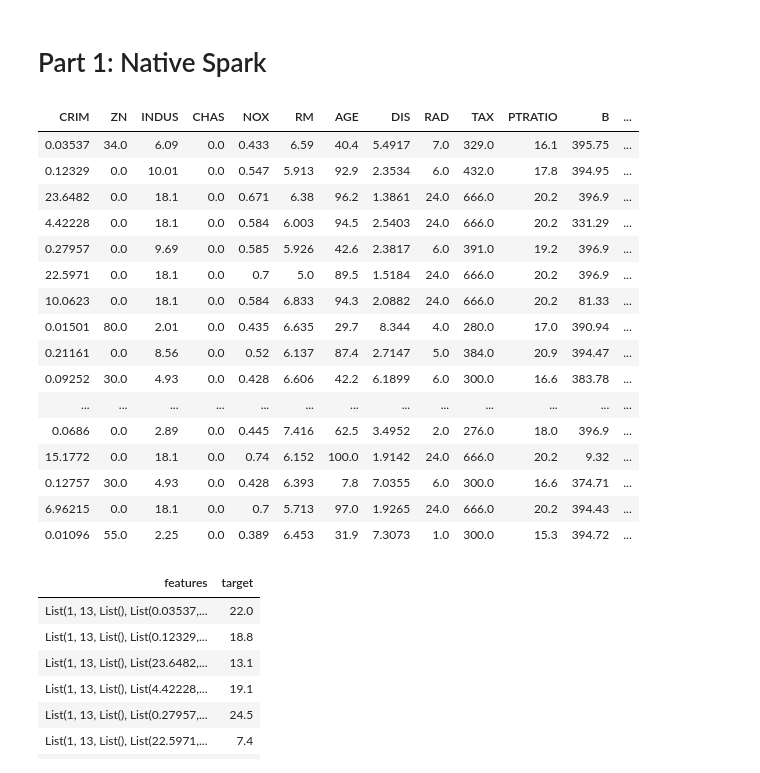
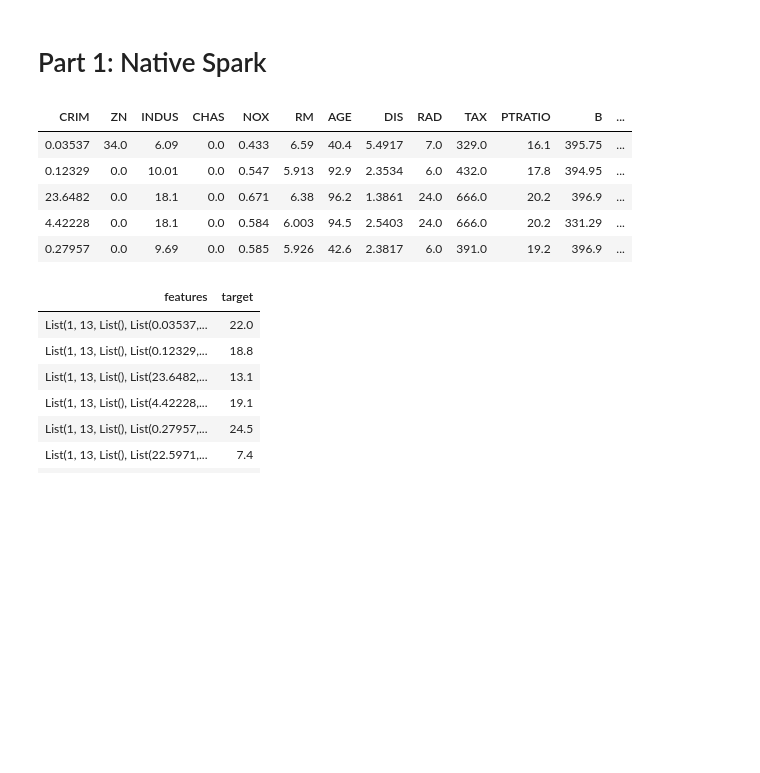
Before and after one commit to bgweber/StartupDataScience, a Jupyter notebook: EDA/PySpark_Parallel.ipynb, the cells around one changed output. Drawn from its saved outputs; the diff is of its cells as text; code cells hidden in the pictures; blank space fills up the shorter version.

```diff
--- a/EDA/PySpark_Parallel.ipynb
+++ b/EDA/PySpark_Parallel.ipynb
@@ -47,25 +47,14 @@ print("MAE: " + str(mae))
 # %%
 # convert to a Spark data frame
 boston_sp = spark.createDataFrame(boston_pd)
-display(boston_sp)
+display(boston_sp.take(5))
 # %% [output]
 | CRIM | ZN | INDUS | CHAS | NOX | RM | AGE | DIS | RAD | TAX | PTRATIO | B | ... |
 | 0.03537 | 34.0 | 6.09 | 0.0 | 0.433 | 6.59 | 40.4 | 5.4917 | 7.0 | 329.0 | 16.1 | 395.75 | ... |
 | 0.12329 | 0.0 | 10.01 | 0.0 | 0.547 | 5.913 | 92.9 | 2.3534 | 6.0 | 432.0 | 17.8 | 394.95 | ... |
 | 23.6482 | 0.0 | 18.1 | 0.0 | 0.671 | 6.38 | 96.2 | 1.3861 | 24.0 | 666.0 | 20.2 | 396.9 | ... |
 | 4.42228 | 0.0 | 18.1 | 0.0 | 0.584 | 6.003 | 94.5 | 2.5403 | 24.0 | 666.0 | 20.2 | 331.29 | ... |
 | 0.27957 | 0.0 | 9.69 | 0.0 | 0.585 | 5.926 | 42.6 | 2.3817 | 6.0 | 391.0 | 19.2 | 396.9 | ... |
-| 22.5971 | 0.0 | 18.1 | 0.0 | 0.7 | 5.0 | 89.5 | 1.5184 | 24.0 | 666.0 | 20.2 | 396.9 | ... |
-| 10.0623 | 0.0 | 18.1 | 0.0 | 0.584 | 6.833 | 94.3 | 2.0882 | 24.0 | 666.0 | 20.2 | 81.33 | ... |
-| 0.01501 | 80.0 | 2.01 | 0.0 | 0.435 | 6.635 | 29.7 | 8.344 | 4.0 | 280.0 | 17.0 | 390.94 | ... |
-| 0.21161 | 0.0 | 8.56 | 0.0 | 0.52 | 6.137 | 87.4 | 2.7147 | 5.0 | 384.0 | 20.9 | 394.47 | ... |
-| 0.09252 | 30.0 | 4.93 | 0.0 | 0.428 | 6.606 | 42.2 | 6.1899 | 6.0 | 300.0 | 16.6 | 383.78 | ... |
-| ... | ... | ... | ... | ... | ... | ... | ... | ... | ... | ... | ... | ... |
-| 0.0686 | 0.0 | 2.89 | 0.0 | 0.445 | 7.416 | 62.5 | 3.4952 | 2.0 | 276.0 | 18.0 | 396.9 | ... |
-| 15.1772 | 0.0 | 18.1 | 0.0 | 0.74 | 6.152 | 100.0 | 1.9142 | 24.0 | 666.0 | 20.2 | 9.32 | ... |
-| 0.12757 | 30.0 | 4.93 | 0.0 | 0.428 | 6.393 | 7.8 | 7.0355 | 6.0 | 300.0 | 16.6 | 374.71 | ... |
-| 6.96215 | 0.0 | 18.1 | 0.0 | 0.7 | 5.713 | 97.0 | 1.9265 | 24.0 | 666.0 | 20.2 | 394.43 | ... |
-| 0.01096 | 55.0 | 2.25 | 0.0 | 0.389 | 6.453 | 31.9 | 7.3073 | 1.0 | 300.0 | 15.3 | 394.72 | ... |
 # %%
 from pyspark.ml.feature import VectorAssembler
 
```
